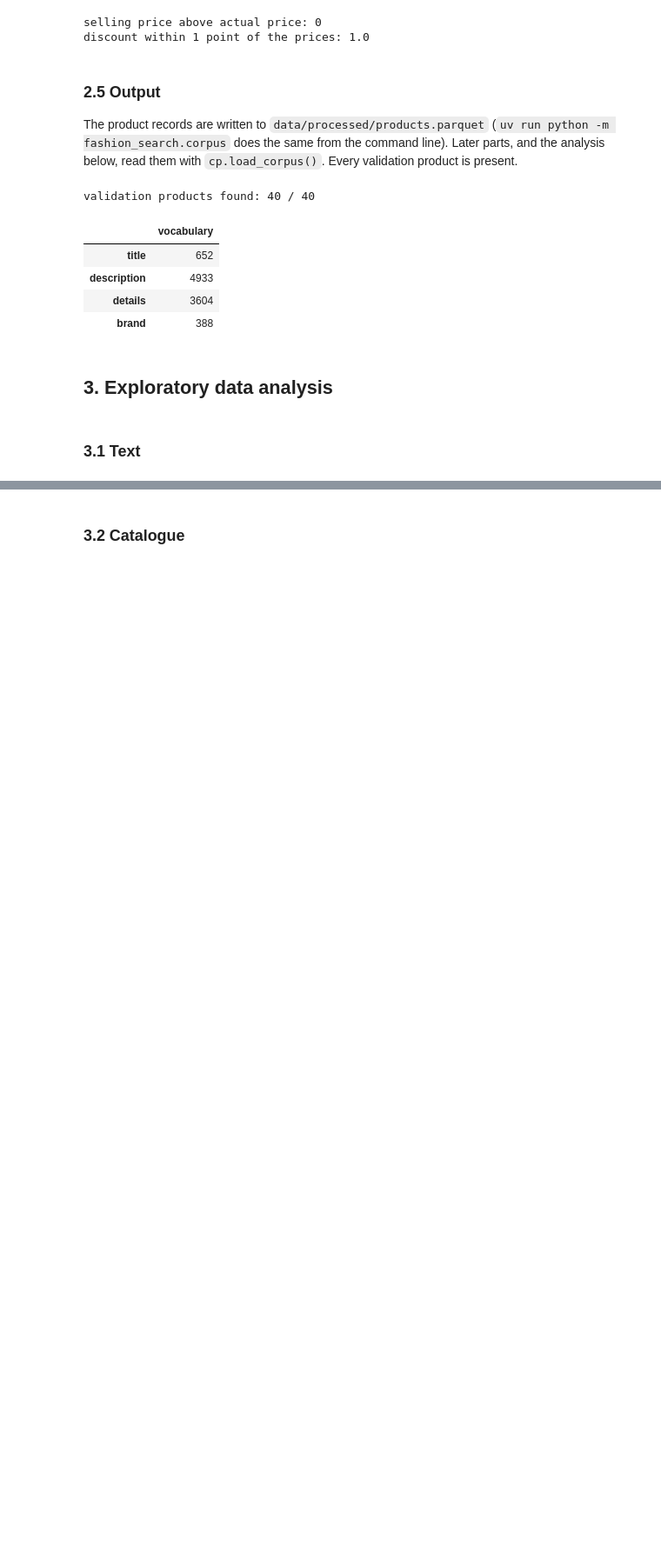
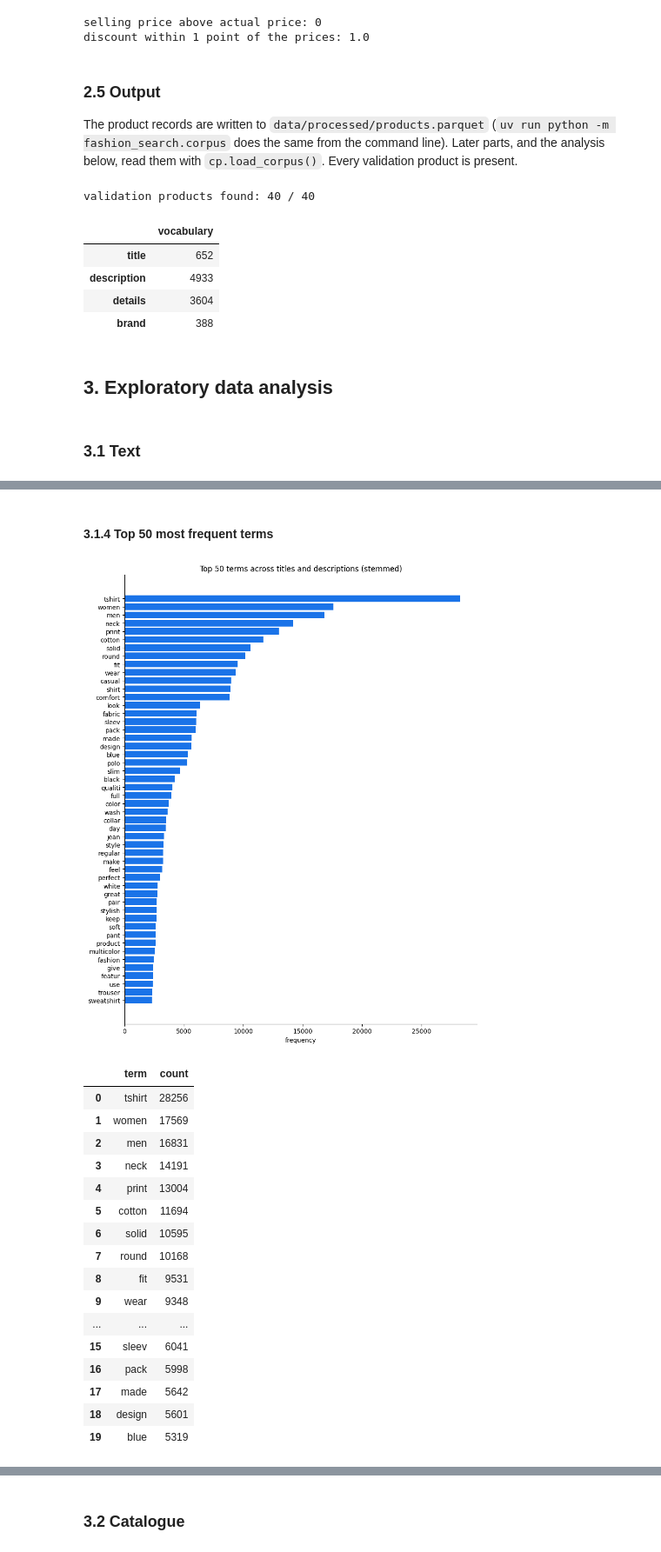
Before and after one commit to uripont/fashion-search-engine, a Jupyter notebook: notebooks/part_1.ipynb, the cells around one changed output, grey strips where cells are left out. Shown at 87% size. Drawn from its saved outputs; the diff is of its cells as text; code cells hidden in the pictures; blank space fills up the shorter version.

```diff
--- a/notebooks/part_1.ipynb
+++ b/notebooks/part_1.ipynb
@@ -254,0 +383,37 @@ validation products found: 40 / 40
+# %% [markdown]
+#### 3.1.4 Top 50 most frequent terms
+# %%
+all_terms_freq = Counter(
+    t for col in ["title_terms", "description_terms"]
+    for ts in products[col] for t in ts
+)
+top50 = pd.DataFrame(all_terms_freq.most_common(50), columns=["term", "count"])
+
+fig, ax = plt.subplots(figsize=(9, 11))
+ax.barh(top50["term"][::-1], top50["count"][::-1], color="#1a73e8")
+ax.set_xlabel("frequency")
+ax.set_title("Top 50 terms across titles and descriptions (stemmed)")
+ax.spines[["top", "right"]].set_visible(False)
+fig.tight_layout()
+fig.savefig(FIGURES / "top50_terms.pdf")
+plt.show()
+top50.head(20)
+# %% [output]
+[figure, added]
+|  | term | count |
+| 0 | tshirt | 28256 |
+| 1 | women | 17569 |
+| 2 | men | 16831 |
+| 3 | neck | 14191 |
+| 4 | print | 13004 |
+| 5 | cotton | 11694 |
+| 6 | solid | 10595 |
+| 7 | round | 10168 |
+| 8 | fit | 9531 |
+| 9 | wear | 9348 |
+| ... | ... | ... |
+| 15 | sleev | 6041 |
+| 16 | pack | 5998 |
+| 17 | made | 5642 |
+| 18 | design | 5601 |
+| 19 | blue | 5319 |
```
Also changed, not shown: parts of 24 cells of this notebook, 11 other files.
